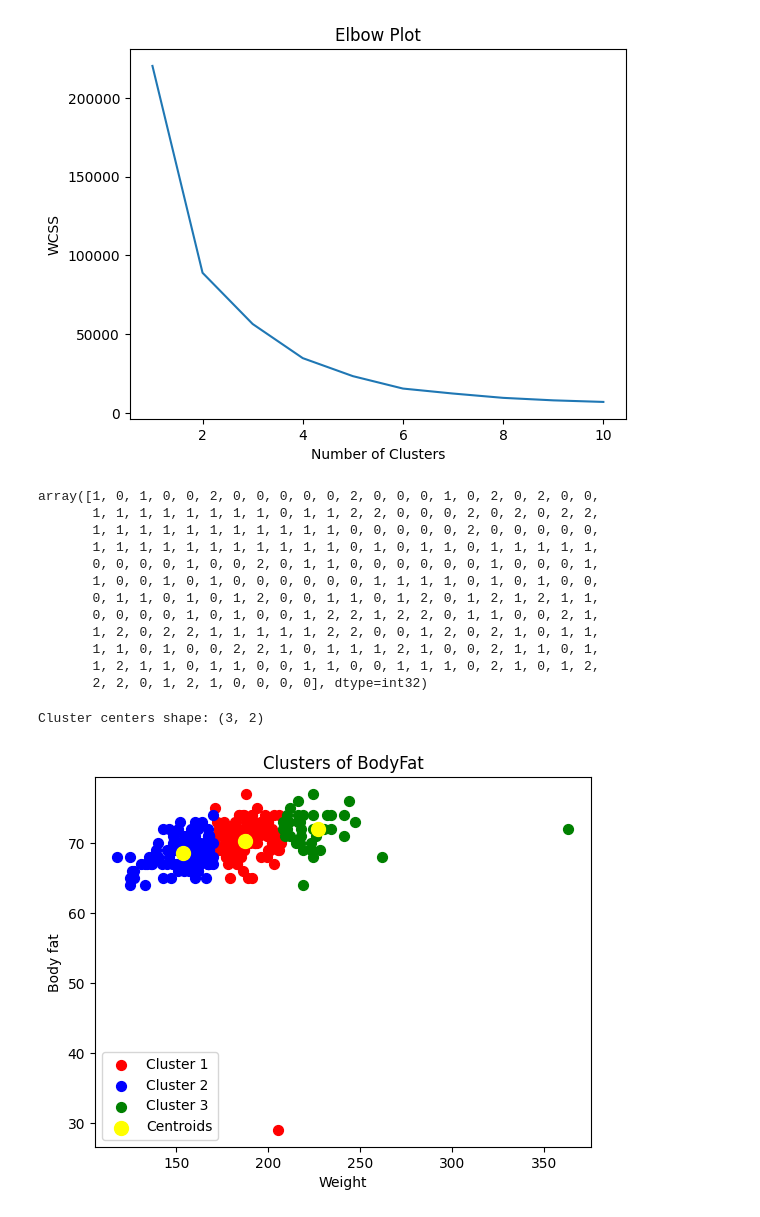
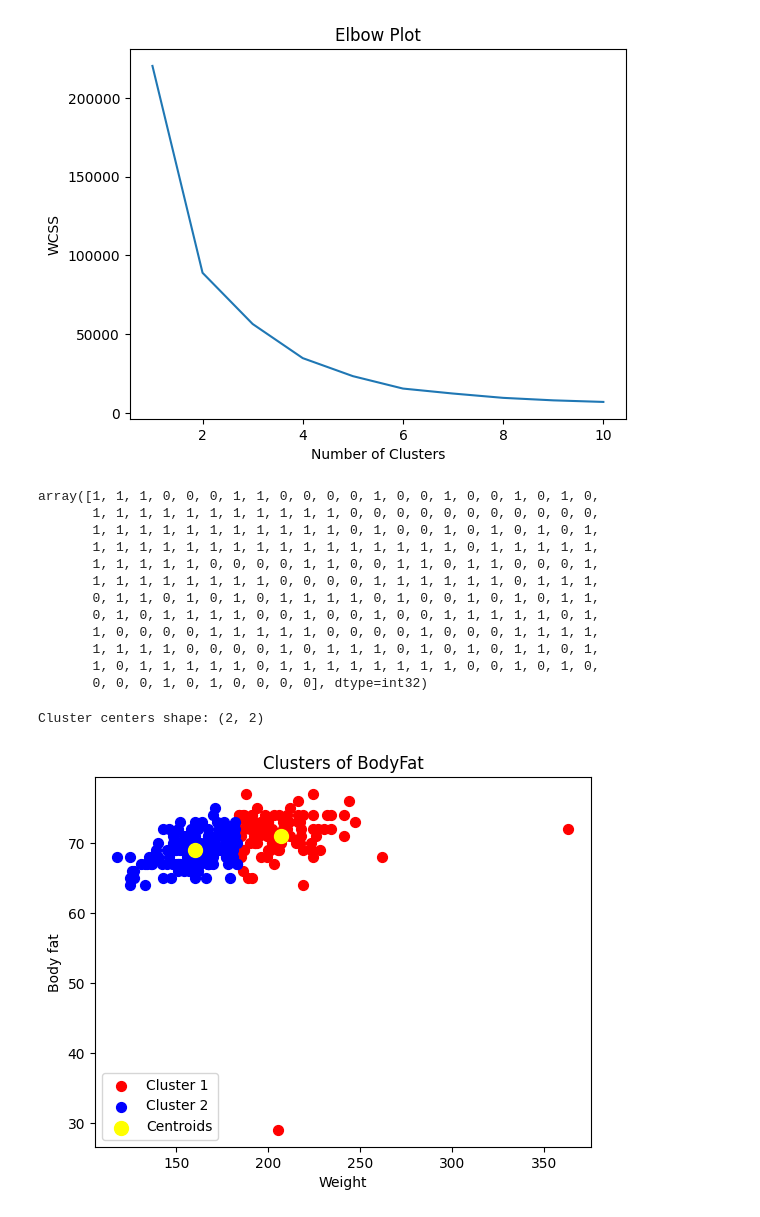
Before and after one commit to asmaalkurbi/bodyfat, a Jupyter notebook: bodyfatdata.ipynb, the cells around one changed output. Saved outputs shown, nothing was run; the diff lists cells and outputs as text; code cells hidden in the pictures.

```diff
--- a/bodyfatdata.ipynb
+++ b/bodyfatdata.ipynb
@@ -705,40 +705,39 @@ plt.show()
 # %% [output]
 [figure]
 # %%
-# fit the clustering model with 3 clusters
-kmeans = KMeans(n_clusters=3)
+# fit the clustering model with 2 clusters
+kmeans = KMeans(n_clusters=2)
 y_kmeans = kmeans.fit_predict(X5)
 y_kmeans
 # %% [output]
-array([1, 0, 1, 0, 0, 2, 0, 0, 0, 0, 0, 2, 0, 0, 0, 1, 0, 2, 0, 2, 0, 0,
-       1, 1, 1, 1, 1, 1, 1, 1, 0, 1, 1, 2, 2, 0, 0, 0, 2, 0, 2, 0, 2, 2,
-       1, 1, 1, 1, 1, 1, 1, 1, 1, 1, 1, 0, 0, 0, 0, 0, 2, 0, 0, 0, 0, 0,
-       1, 1, 1, 1, 1, 1, 1, 1, 1, 1, 1, 0, 1, 0, 1, 1, 0, 1, 1, 1, 1, 1,
-       0, 0, 0, 0, 1, 0, 0, 2, 0, 1, 1, 0, 0, 0, 0, 0, 0, 1, 0, 0, 0, 1,
-       1, 0, 0, 1, 0, 1, 0, 0, 0, 0, 0, 0, 1, 1, 1, 1, 0, 1, 0, 1, 0, 0,
-       0, 1, 1, 0, 1, 0, 1, 2, 0, 0, 1, 1, 0, 1, 2, 0, 1, 2, 1, 2, 1, 1,
-       0, 0, 0, 0, 1, 0, 1, 0, 0, 1, 2, 2, 1, 2, 2, 0, 1, 1, 0, 0, 2, 1,
-       1, 2, 0, 2, 2, 1, 1, 1, 1, 1, 2, 2, 0, 0, 1, 2, 0, 2, 1, 0, 1, 1,
-       1, 1, 0, 1, 0, 0, 2, 2, 1, 0, 1, 1, 1, 2, 1, 0, 0, 2, 1, 1, 0, 1,
-       1, 2, 1, 1, 0, 1, 1, 0, 0, 1, 1, 0, 0, 1, 1, 1, 0, 2, 1, 0, 1, 2,
-       2, 2, 0, 1, 2, 1, 0, 0, 0, 0], dtype=int32)
+array([1, 1, 1, 0, 0, 0, 1, 1, 0, 0, 0, 0, 1, 0, 0, 1, 0, 0, 1, 0, 1, 0,
+       1, 1, 1, 1, 1, 1, 1, 1, 1, 1, 1, 0, 0, 0, 0, 0, 0, 0, 0, 0, 0, 0,
+       1, 1, 1, 1, 1, 1, 1, 1, 1, 1, 1, 0, 1, 0, 0, 1, 0, 1, 0, 1, 0, 1,
+       1, 1, 1, 1, 1, 1, 1, 1, 1, 1, 1, 1, 1, 1, 1, 1, 0, 1, 1, 1, 1, 1,
+       1, 1, 1, 1, 1, 0, 0, 0, 0, 1, 1, 0, 0, 1, 1, 0, 1, 1, 0, 0, 0, 1,
+       1, 1, 1, 1, 1, 1, 1, 1, 0, 0, 0, 0, 1, 1, 1, 1, 1, 1, 0, 1, 1, 1,
+       0, 1, 1, 0, 1, 0, 1, 0, 1, 1, 1, 1, 0, 1, 0, 0, 1, 0, 1, 0, 1, 1,
+       0, 1, 0, 1, 1, 1, 1, 0, 0, 1, 0, 0, 1, 0, 0, 1, 1, 1, 1, 1, 0, 1,
+       1, 0, 0, 0, 0, 1, 1, 1, 1, 1, 0, 0, 0, 0, 1, 0, 0, 0, 1, 1, 1, 1,
+       1, 1, 1, 1, 0, 0, 0, 0, 1, 0, 1, 1, 1, 0, 1, 0, 1, 0, 1, 1, 0, 1,
+       1, 0, 1, 1, 1, 1, 1, 0, 1, 1, 1, 1, 1, 1, 1, 1, 0, 0, 1, 0, 1, 0,
+       0, 0, 0, 1, 0, 1, 0, 0, 0, 0], dtype=int32)
 # %%
 # plot the clusters
 plt.scatter(X5[y_kmeans == 0, 0], X5[y_kmeans == 0, 1], s=50, c='red', label='Cluster 1')
 plt.scatter(X5[y_kmeans == 1, 0], X5[y_kmeans == 1, 1], s=50, c='blue', label='Cluster 2')
-plt.scatter(X5[y_kmeans == 2, 0], X5[y_kmeans == 2, 1], s=50, c='green', label='Cluster 3')
 
 # Check cluster centers shape first
 print("Cluster centers shape:", kmeans.cluster_centers_.shape)
 
 # Plot centroids - corrected syntax and dimension access
 plt.scatter(kmeans.cluster_centers_[:, 0], kmeans.cluster_centers_[:, 1], s=100, c='yellow', label='Centroids')
 
 plt.title('Clusters of BodyFat')
 plt.xlabel('Weight')
 plt.ylabel('Body fat')
 plt.legend()
 plt.show()
 # %% [output]
-Cluster centers shape: (3, 2)
+Cluster centers shape: (2, 2)
-[figure, old version]
+[figure, new version]
```
